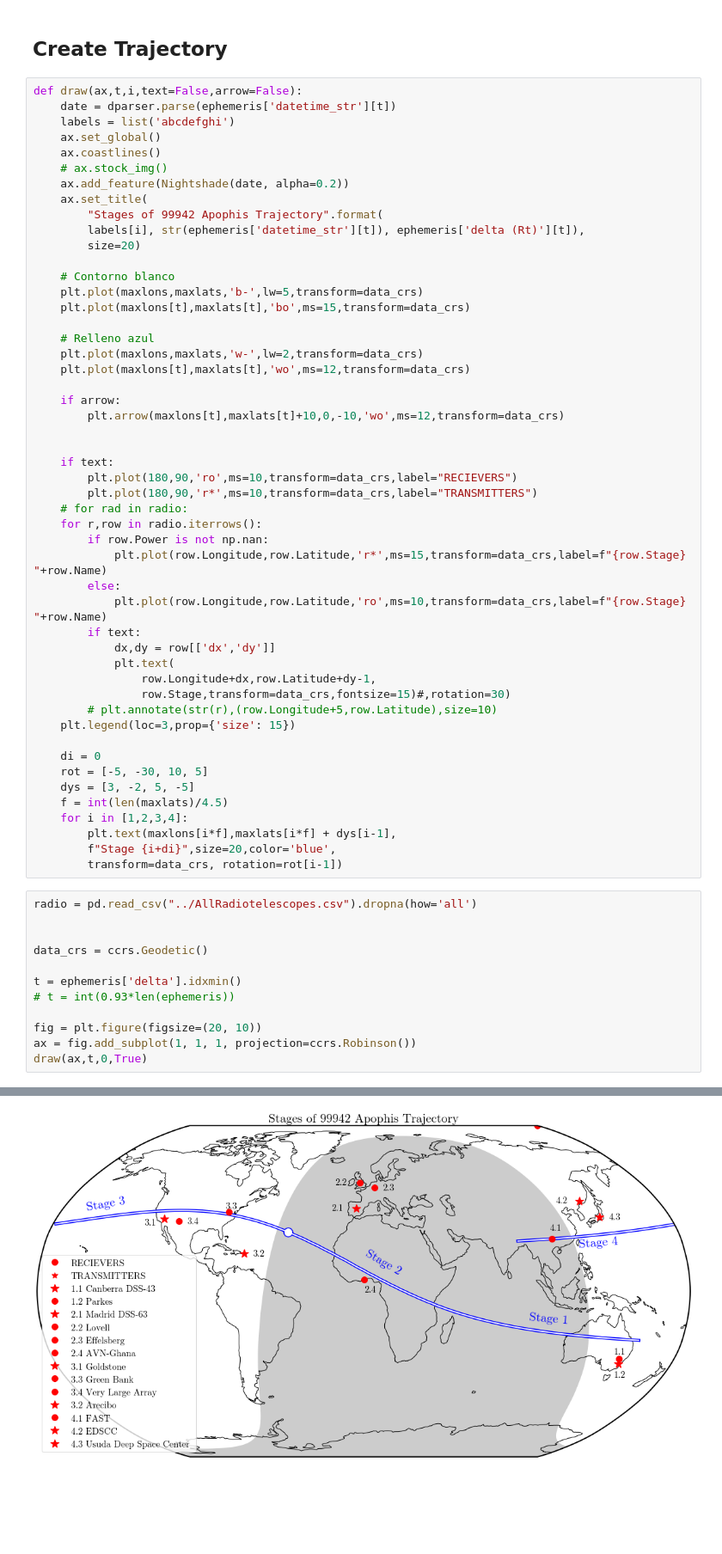
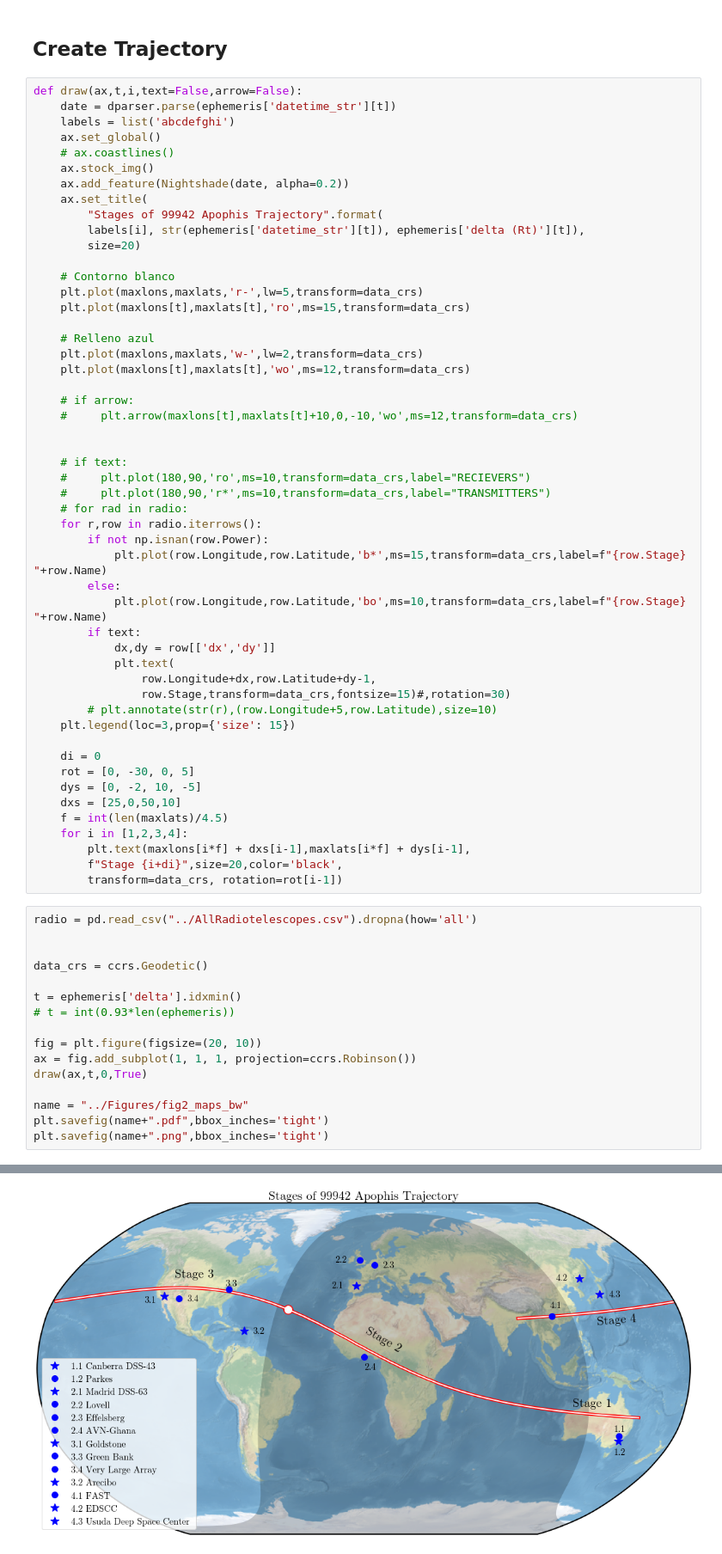
Before and after one commit to AgustinVallejo/Apophis, a Jupyter notebook: New Notebooks/1.1. Stages Map.ipynb, the cells around one changed output, grey strips where cells are left out. Shown at 86% size. Saved outputs shown, nothing was run; the diff lists cells and outputs as text; blank space fills up the shorter version.

```diff
--- a/New Notebooks/1.1. Stages Map.ipynb
+++ b/New Notebooks/1.1. Stages Map.ipynb
@@ -52,8 +52,8 @@ def draw(ax,t,i,text=False,arrow=False):
     date = dparser.parse(ephemeris['datetime_str'][t])
     labels = list('abcdefghi')
     ax.set_global()
-    ax.coastlines()
-    # ax.stock_img()
+    # ax.coastlines()
+    ax.stock_img()
     ax.add_feature(Nightshade(date, alpha=0.2))
     ax.set_title(
         "Stages of 99942 Apophis Trajectory".format(
@@ -61,26 +61,26 @@ def draw(ax,t,i,text=False,arrow=False):
         size=20)
 
     # Contorno blanco
-    plt.plot(maxlons,maxlats,'b-',lw=5,transform=data_crs)
-    plt.plot(maxlons[t],maxlats[t],'bo',ms=15,transform=data_crs)
+    plt.plot(maxlons,maxlats,'r-',lw=5,transform=data_crs)
+    plt.plot(maxlons[t],maxlats[t],'ro',ms=15,transform=data_crs)
 
     # Relleno azul
     plt.plot(maxlons,maxlats,'w-',lw=2,transform=data_crs)
     plt.plot(maxlons[t],maxlats[t],'wo',ms=12,transform=data_crs)
 
-    if arrow:
-        plt.arrow(maxlons[t],maxlats[t]+10,0,-10,'wo',ms=12,transform=data_crs)
+    # if arrow:
+    #     plt.arrow(maxlons[t],maxlats[t]+10,0,-10,'wo',ms=12,transform=data_crs)
 
 
-    if text:
-        plt.plot(180,90,'ro',ms=10,transform=data_crs,label="RECIEVERS")
-        plt.plot(180,90,'r*',ms=10,transform=data_crs,label="TRANSMITTERS")
+    # if text:
+    #     plt.plot(180,90,'ro',ms=10,transform=data_crs,label="RECIEVERS")
+    #     plt.plot(180,90,'r*',ms=10,transform=data_crs,label="TRANSMITTERS")
     # for rad in radio:
     for r,row in radio.iterrows():
-        if row.Power is not np.nan:
-            plt.plot(row.Longitude,row.Latitude,'r*',ms=15,transform=data_crs,label=f"{row.Stage} "+row.Name)
+        if not np.isnan(row.Power):
+            plt.plot(row.Longitude,row.Latitude,'b*',ms=15,transform=data_crs,label=f"{row.Stage} "+row.Name)
         else:
-            plt.plot(row.Longitude,row.Latitude,'ro',ms=10,transform=data_crs,label=f"{row.Stage} "+row.Name)
+            plt.plot(row.Longitude,row.Latitude,'bo',ms=10,transform=data_crs,label=f"{row.Stage} "+row.Name)
         if text:
             dx,dy = row[['dx','dy']]
             plt.text(
@@ -90,12 +90,13 @@ def draw(ax,t,i,text=False,arrow=False):
     plt.legend(loc=3,prop={'size': 15})
 
     di = 0
-    rot = [-5, -30, 10, 5]
-    dys = [3, -2, 5, -5]
+    rot = [0, -30, 0, 5]
+    dys = [0, -2, 10, -5]
+    dxs = [25,0,50,10]
     f = int(len(maxlats)/4.5)
     for i in [1,2,3,4]:
-        plt.text(maxlons[i*f],maxlats[i*f] + dys[i-1],
-        f"Stage {i+di}",size=20,color='blue',
+        plt.text(maxlons[i*f] + dxs[i-1],maxlats[i*f] + dys[i-1],
+        f"Stage {i+di}",size=20,color='black',
         transform=data_crs, rotation=rot[i-1])
 # %%
 radio = pd.read_csv("../AllRadiotelescopes.csv").dropna(how='all')
@@ -109,4 +110,8 @@ t = ephemeris['delta'].idxmin()
 fig = plt.figure(figsize=(20, 10))
 ax = fig.add_subplot(1, 1, 1, projection=ccrs.Robinson())
 draw(ax,t,0,True)
+
+name = "../Figures/fig2_maps_bw"
+plt.savefig(name+".pdf",bbox_inches='tight')
+plt.savefig(name+".png",bbox_inches='tight')
 # %% [output]
@@ -113 +119 @@ draw(ax,t,0,True)
-[figure, old version]
+[figure, new version]
```
Also changed, not shown: parts of 2 cells of this notebook, 14 other files.
